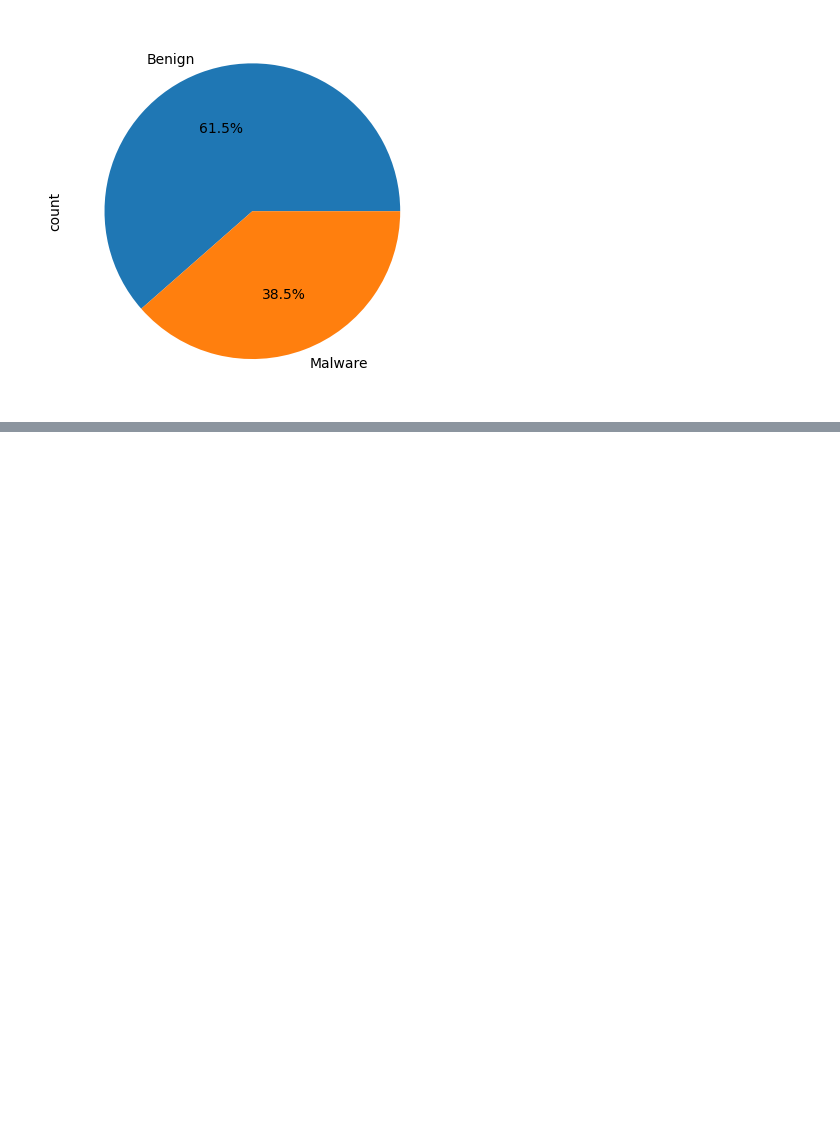
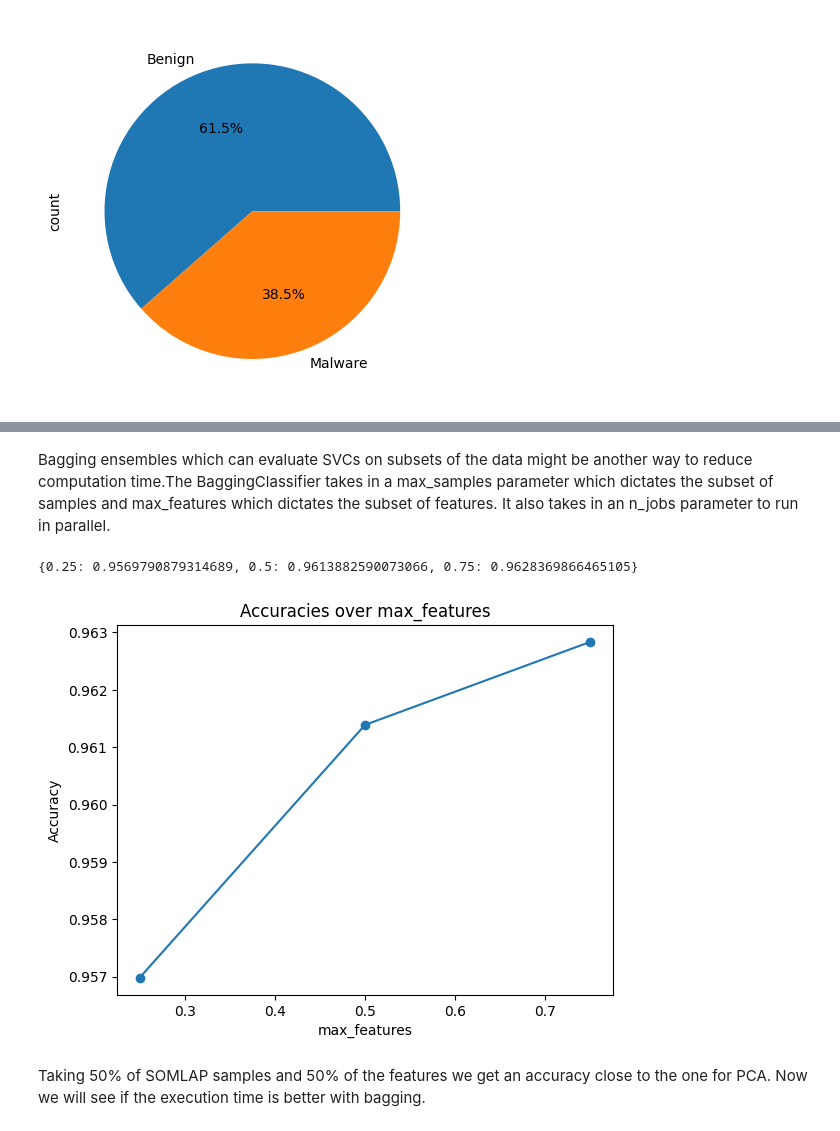
Before and after one commit to rios240/CS345-Project-Report, a Jupyter notebook: tylerios-final-report.ipynb, the cells around one changed output, grey strips where cells are left out. Drawn from its saved outputs; the diff is of its cells as text; code cells hidden in the pictures; blank space fills up the shorter version.

```diff
--- a/tylerios-final-report.ipynb
+++ b/tylerios-final-report.ipynb
@@ -185,0 +172,3 @@ AttributeError: 'GridSearchCV' object has no attribute 'best_params_'
+# %%
+classifier = make_pipeline(50)
+%timeit -r 1 -n 1 evaluate_classifier(classifier, X_somlap_std, y_somlap)
@@ -185,0 +178,41 @@ AttributeError: 'GridSearchCV' object has no attribute 'best_params_'
+# %% [markdown]
+Bagging ensembles which can evaluate SVCs on subsets of the data might be another way to reduce computation time.The BaggingClassifier takes in a max_samples parameter which dictates the subset of samples and max_features which dictates the subset of features. It also takes in an n_jobs parameter to run in parallel.
+# %%
+from sklearn.ensemble import BaggingClassifier
+
+def make_pipeline_bagging(max_samples, max_features, n_components=50, random_state=42, kernel='rbf', n_jobs=3):
+    return Pipeline([
+        ('scaler', StandardScaler()),
+        ('classifier', BaggingClassifier(estimator=SVC(kernel=kernel, class_weight='balanced'), max_samples=max_samples,
+                                          max_features=max_features, random_state=random_state, n_jobs=n_jobs))
+    ])
+
+def plot_parameters_accuracy(results):
+    plt.plot(list(results.keys()), list(results.values()), marker='o')
+    plt.title('Accuracies over max_features')
+    plt.xlabel('max_features')
+    plt.ylabel('Accuracy')
+    plt.show()
+
+def compute_bagging(X, y, max_features=0.5, test_size=0.25, random_state=42):
+    max_samples_features_list = [(0.25, max_features), (0.5, max_features), (0.75, max_features)]
+    results = {}
+    for max_samples, max_features in max_samples_features_list:
+        X_train, X_test, y_train, y_test = train_test_split(X, y, test_size=test_size, random_state=random_state)
+        classifier = make_pipeline_bagging(max_samples, max_features)
+        classifier.fit(X_train, y_train)
+        y_pred = classifier.predict(X_test)
+        accuracy = balanced_accuracy_score(y_test, y_pred)
+
+        results[max_samples] = accuracy
+
+
+    print(results)
+    plot_parameters_accuracy(results)
+# %%
+compute_bagging(X_somlap, y_somlap)
+# %% [output]
+{0.25: 0.9569790879314689, 0.5: 0.9613882590073066, 0.75: 0.9628369866465105}
+[figure, added]
+# %% [markdown]
+Taking 50% of SOMLAP samples and 50% of the features we get an accuracy close to the one for PCA. Now we will see if the execution time is better with bagging.
```
Also changed, not shown: parts of 48 cells of this notebook.
